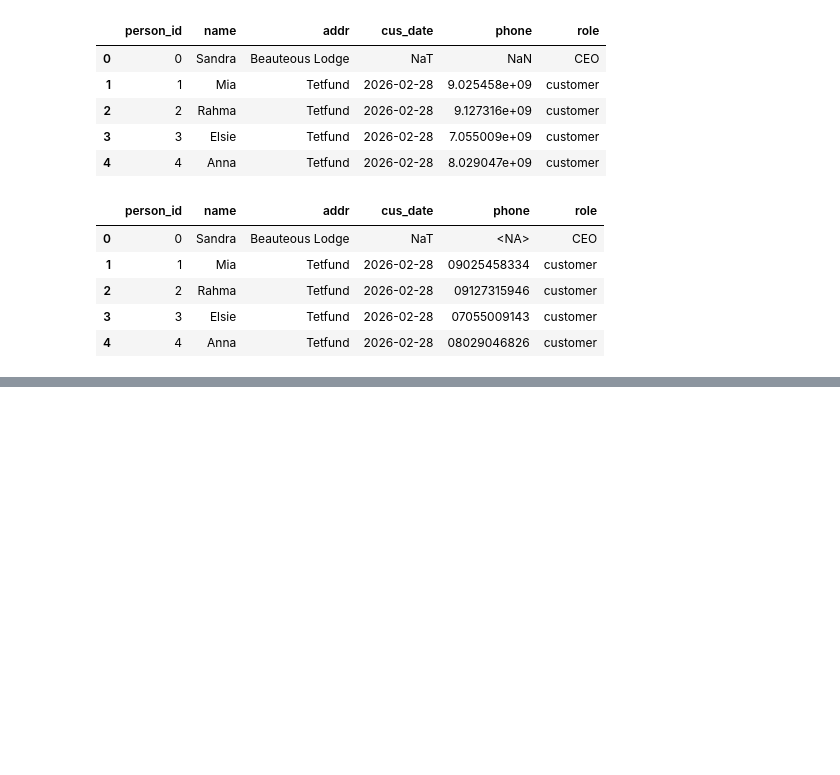
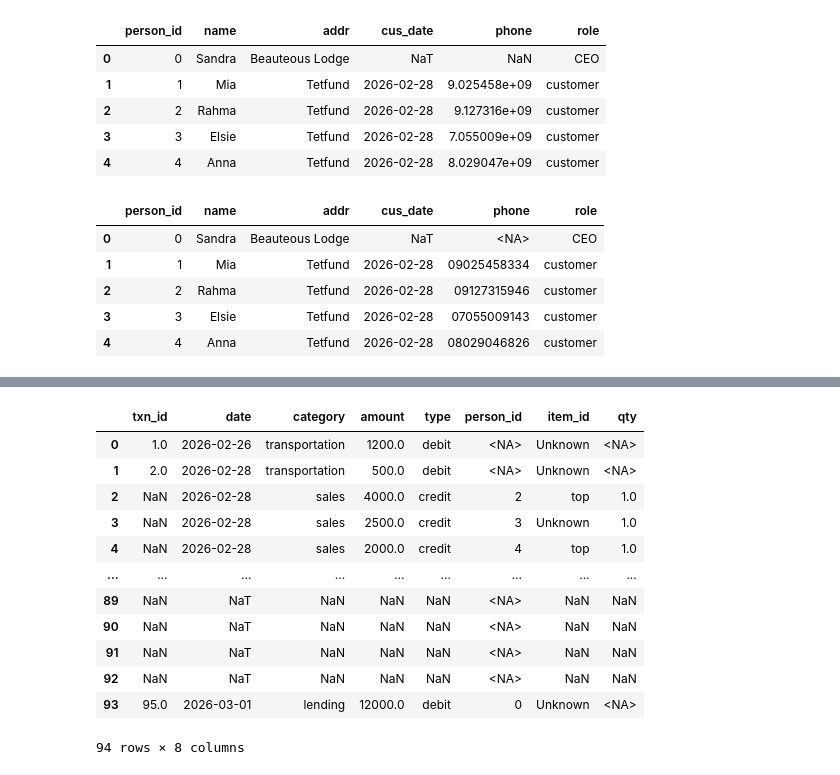
Before and after one commit to Rejoice312/crucial_sales, a Jupyter notebook: Untitled1.ipynb, the cells around one changed output, grey strips where cells are left out. Cells and saved outputs as stored; diff of their text form; code cells hidden in the pictures; blank space fills up the shorter version.

```diff
--- a/Untitled1.ipynb
+++ b/Untitled1.ipynb
@@ -111,0 +57,5 @@ items[items.item_id.isin(ids)]
+# %%
+items2 = items.category.drop_duplicates().reset_index(drop = True, name = 'category').to_frame()
+items2['item_id'] = items2.index + 1
+items2 = items2[['item_id', 'category']]
+items2
@@ -111,0 +81,5 @@ items[items.item_id.isin(ids)]
+# %%
+txns2 = txns.copy()
+txns2['item_id'] = txns2.item_id.map(items.set_index('item_id').category).map(items2.set_index('category').item_id).fillna(pd.NA).astype(pd.Int64Dtype())
+txns2['qty'] = pd.NA
+txns2.tail()
@@ -111,0 +93,22 @@ items[items.item_id.isin(ids)]
+# %%
+txns2['item_id'] = txns2.item_id.map(items2.set_index('item_id').category)
+txns2['item_id'] = txns2.item_id.fillna('Unknown')
+txns2.loc[txns2.category == 'sales', :] = txns2[txns2.category == 'sales'].groupby(['date',  'category', 'type', 'person_id', 'item_id']).agg(
+    amount = ('amount', 'sum'),
+    qty = ('item_id', 'count')
+).reset_index()
+txns2
+# %% [output]
+|  | txn_id | date | category | amount | type | person_id | item_id | qty |
+| 0 | 1.0 | 2026-02-26 | transportation | 1200.0 | debit | <NA> | Unknown | <NA> |
+| 1 | 2.0 | 2026-02-28 | transportation | 500.0 | debit | <NA> | Unknown | <NA> |
+| 2 | NaN | 2026-02-28 | sales | 4000.0 | credit | 2 | top | 1.0 |
+| 3 | NaN | 2026-02-28 | sales | 2500.0 | credit | 3 | Unknown | 1.0 |
+| 4 | NaN | 2026-02-28 | sales | 2000.0 | credit | 4 | top | 1.0 |
+| ... | ... | ... | ... | ... | ... | ... | ... | ... |
+| 89 | NaN | NaT | NaN | NaN | NaN | <NA> | NaN | NaN |
+| 90 | NaN | NaT | NaN | NaN | NaN | <NA> | NaN | NaN |
+| 91 | NaN | NaT | NaN | NaN | NaN | <NA> | NaN | NaN |
+| 92 | NaN | NaT | NaN | NaN | NaN | <NA> | NaN | NaN |
+| 93 | 95.0 | 2026-03-01 | lending | 12000.0 | debit | 0 | Unknown | <NA> |
+94 rows × 8 columns
```
Also changed, not shown: parts of 18 cells of this notebook, 3 other files.
